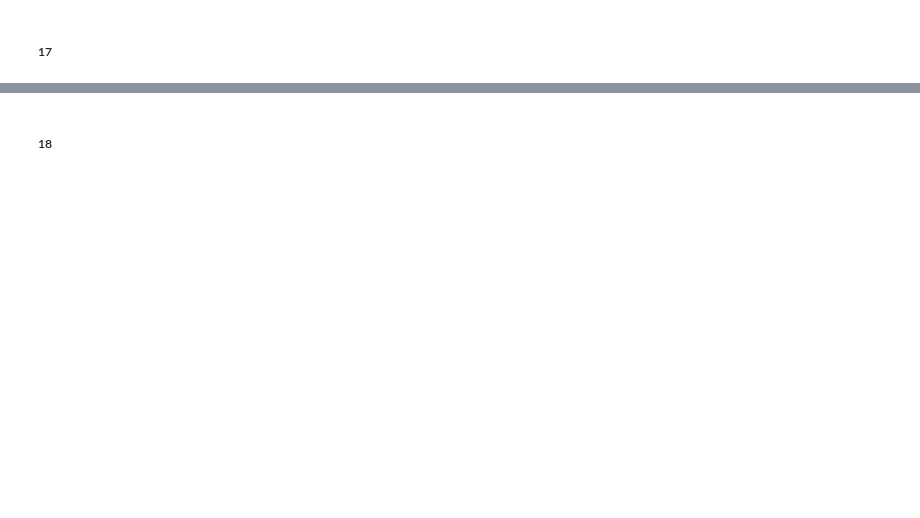
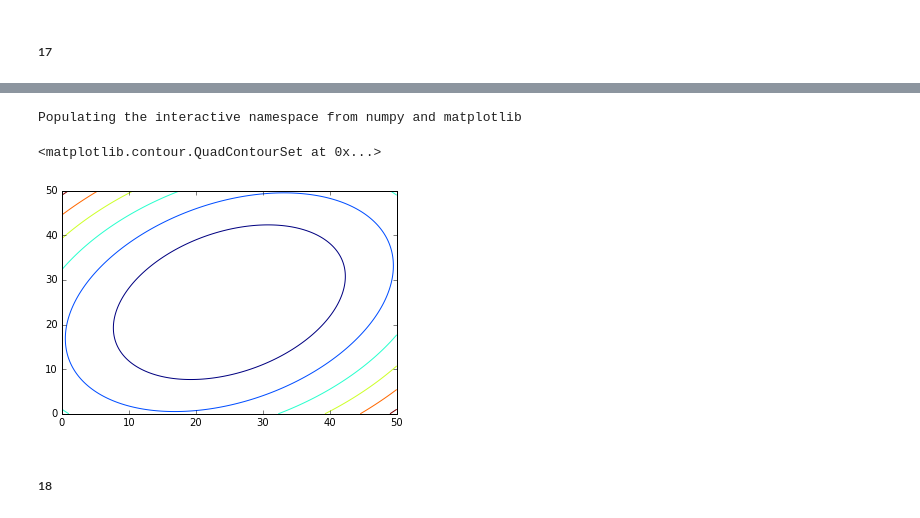
Before and after one commit to JasonWayne/course-notes, a Jupyter notebook: zbml/lec05-lr.ipynb, the cells around one changed output, grey strips where cells are left out. Cells and saved outputs as stored; diff of their text form; code cells hidden in the pictures; blank space fills up the shorter version.

```diff
--- a/zbml/lec05-lr.ipynb
+++ b/zbml/lec05-lr.ipynb
@@ -66,6 +75,21 @@
 ##### 17
 # %% [markdown]
 ![17](http://7xqhfk.com1.z0.glb.clouddn.com/zbml/lec05/0017.jpg)
+# %%
+%pylab inline
+import numpy as np
+
+
+x = np.linspace(0, 50, 1000)
+y = np.linspace(0, 50, 1000)
+xx, yy = np.meshgrid(x, y)
+
+z = 3 * (xx - 25) ** 2 + 3 * (yy - 25) ** 2 - 2 * (xx - 25) * (yy - 25)
+plt.contour(xx, yy, z)
+# %% [output]
+Populating the interactive namespace from numpy and matplotlib
+<matplotlib.contour.QuadContourSet at 0x...>
+[figure, added]
 # %% [markdown]
 ##### 18
 # %% [markdown]
```
Also changed, not shown: parts of 4 cells of this notebook, 9 other files.
